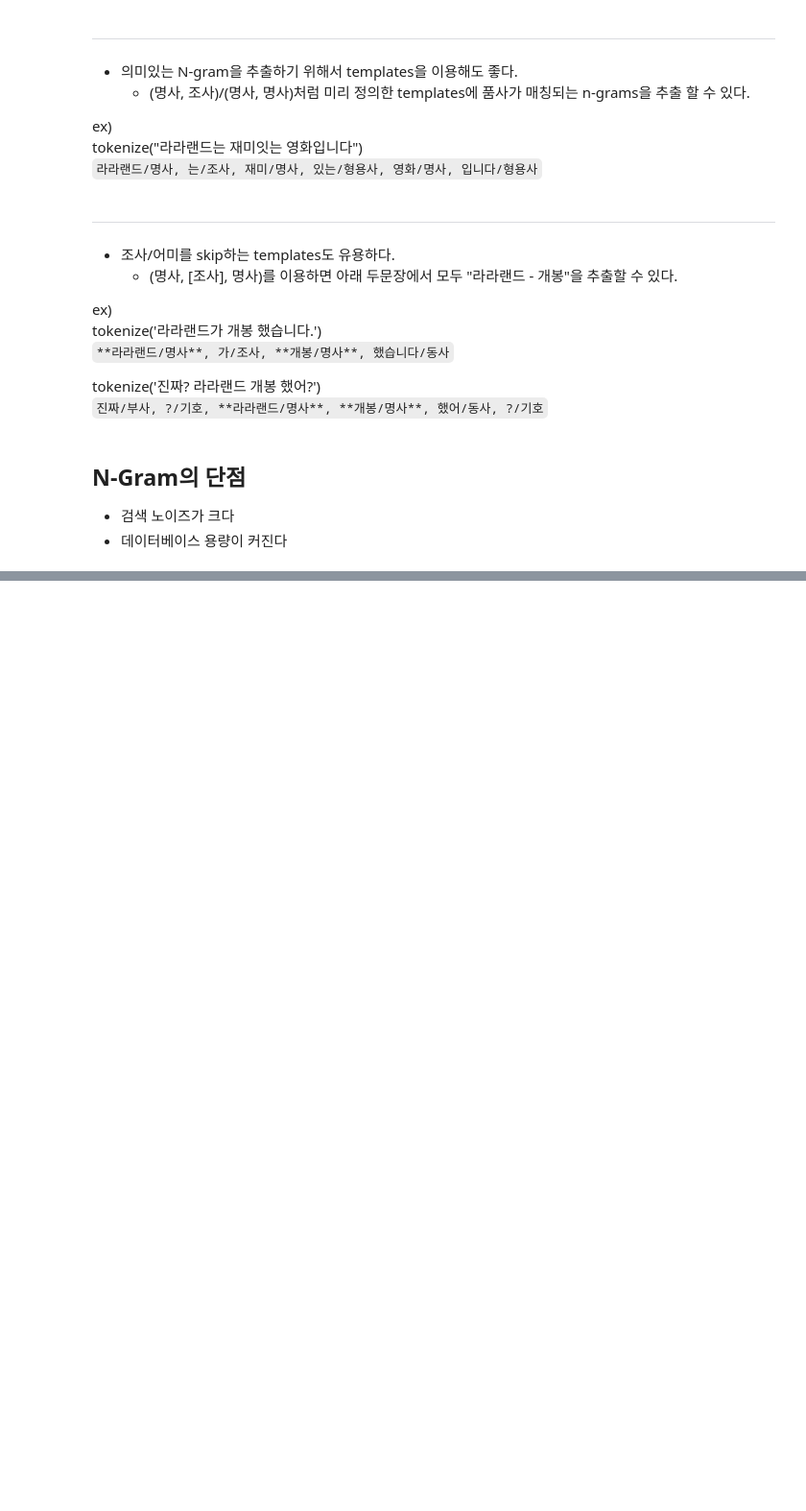
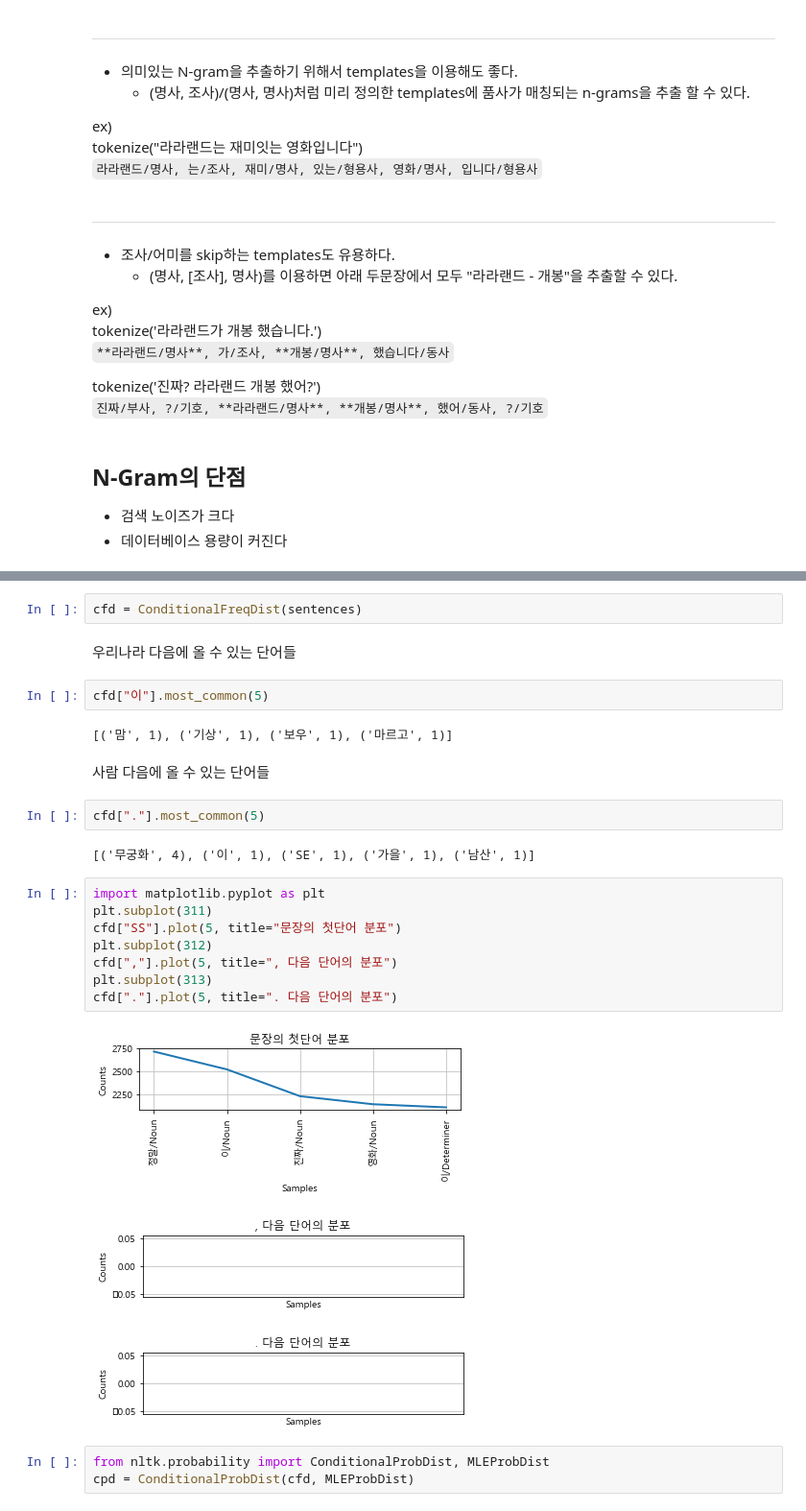
Before and after one commit to NinCastle/Text_analysis, a Jupyter notebook: N-Gram.ipynb, the cells around one changed output, grey strips where cells are left out. Shown at 96% size. Cells and saved outputs as stored; diff of their text form; blank space fills up the shorter version.

Commit message:
use nltk

```diff
--- a/N-Gram.ipynb
+++ b/N-Gram.ipynb
@@ -98,0 +342,29 @@ tokenize('진짜? 라라랜드 개봉 했어?')
+# %%
+cfd = ConditionalFreqDist(sentences)
+# %% [markdown]
+우리나라 다음에 올 수 있는 단어들
+# %%
+cfd["이"].most_common(5)
+# %% [output]
+[('맘', 1), ('기상', 1), ('보우', 1), ('마르고', 1)]
+# %% [markdown]
+사람 다음에 올 수 있는 단어들
+# %%
+cfd["."].most_common(5)
+# %% [output]
+[('무궁화', 4), ('이', 1), ('SE', 1), ('가을', 1), ('남산', 1)]
+# %%
+import matplotlib.pyplot as plt
+plt.subplot(311)
+cfd["SS"].plot(5, title="문장의 첫단어 분포")
+plt.subplot(312)
+cfd[","].plot(5, title=", 다음 단어의 분포")
+plt.subplot(313)
+cfd["."].plot(5, title=". 다음 단어의 분포")
+# %% [output]
+[figure, added]
+[figure, added]
+[figure, added]
+# %%
+from nltk.probability import ConditionalProbDist, MLEProbDist
+cpd = ConditionalProbDist(cfd, MLEProbDist)
```
Also changed, not shown: parts of 55 cells of this notebook.
